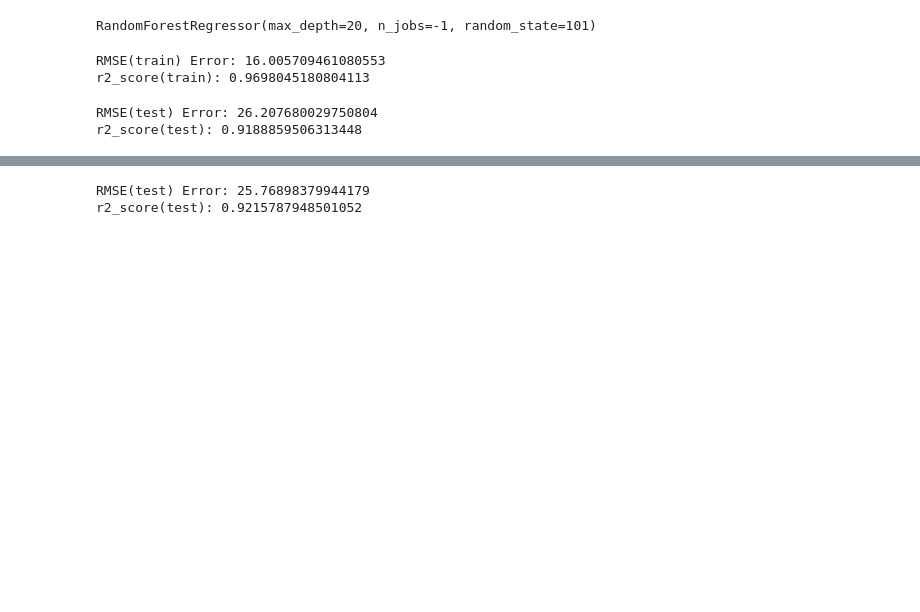
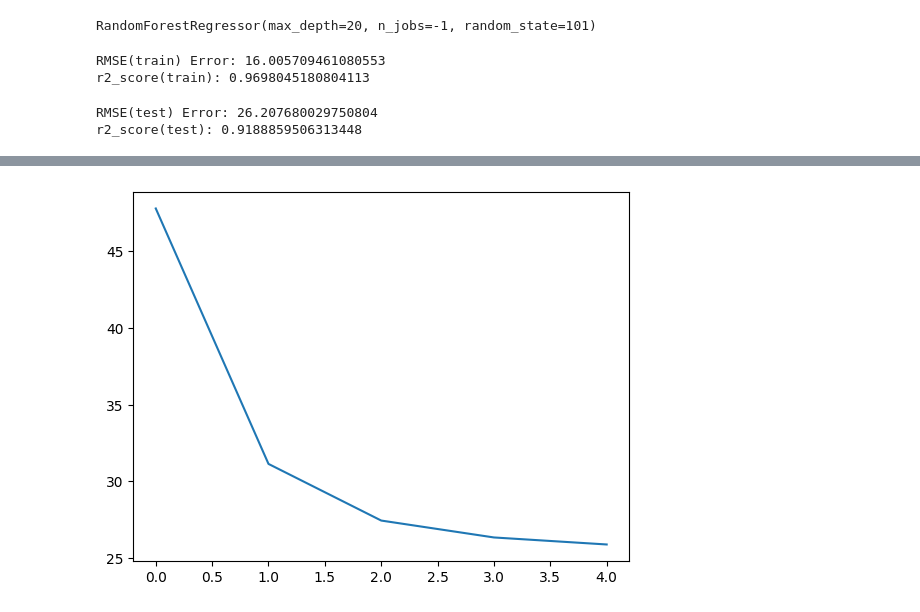
Before and after one commit to Ak62007/ML_Work, a Jupyter notebook: Linear_Regression_and_Decision_Tree_Regressors/notebooks/tree_based_models.ipynb, the cells around one changed output, grey strips where cells are left out. Cells and saved outputs as stored; diff of their text form; code cells hidden in the pictures; blank space fills up the shorter version.

Commit message:
Started working on randomforestregressor

```diff
--- a/Linear_Regression_and_Decision_Tree_Regressors/notebooks/tree_based_models.ipynb
+++ b/Linear_Regression_and_Decision_Tree_Regressors/notebooks/tree_based_models.ipynb
@@ -186,6 +81,0 @@ X = pd.get_dummies(X, columns=['location', 'transaction', 'furnishing', 'society
-# %%
-X_train, X_test, y_train, y_test = train_test_split(X, y, test_size=0.2, random_state=101)
-# %%
-rf_model = RandomForestRegressor(n_estimators=500, max_depth=64, random_state=101, n_jobs=-1)
-# %%
-rf_model.fit(X=X_train, y=np.log1p(y_train))
@@ -203,8 +81,0 @@ r2_score(train): 0.986275834849707
-# %%
-y_test_pred = np.expm1(rf_model.predict(X_test))
-rmse_test = np.sqrt(mean_squared_error(y_pred=y_test_pred, y_true=y_test))
-r2_test = r2_score(y_pred=y_test_pred, y_true=y_test)
-print(f"RMSE(test) Error: {rmse_test}\nr2_score(test): {r2_test}")
-# %% [output]
-RMSE(test) Error: 25.76898379944179
-r2_score(test): 0.9215787948501052
@@ -247,0 +82,15 @@ n_estimators_list = [10,50,100,500]
+# %%
+# trying different depths
+errors = []
+errors_std = []
+depths = [5,10,15,20,25]
+for i in tqdm(range(len(depths))):
+    rf_model = RandomForestRegressor(n_estimators=100, max_depth=depths[i], n_jobs=-1)
+    scores = cross_val_score(rf_model, X_train, y_train, cv=10, scoring='neg_mean_squared_error')
+    # print(f"CV RMSC: {np.sqrt(-scores.mean()):.4f} (+/-) {np.sqrt(scores.std()): .4f}")
+    errors.append(np.sqrt(-scores.mean()))
+    errors_std.append(np.sqrt(scores.std()))
+# %%
+plt.plot(errors);
+# %% [output]
+[figure, added]
```
Also changed, not shown: parts of 37 cells of this notebook, 1 other file.
